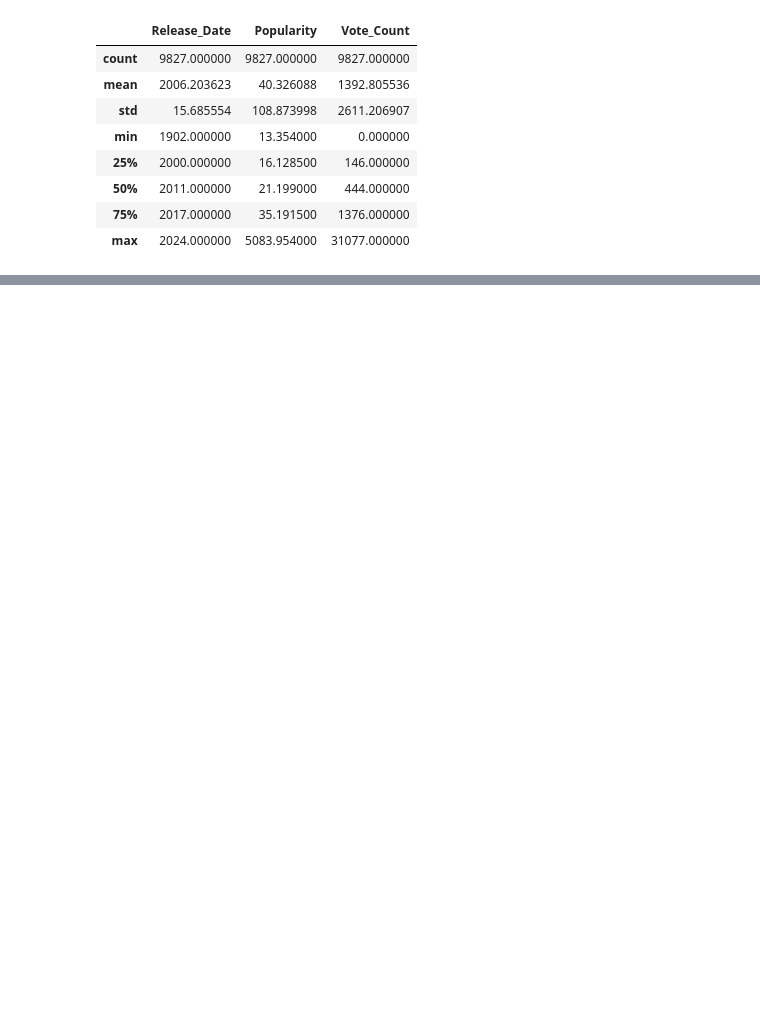
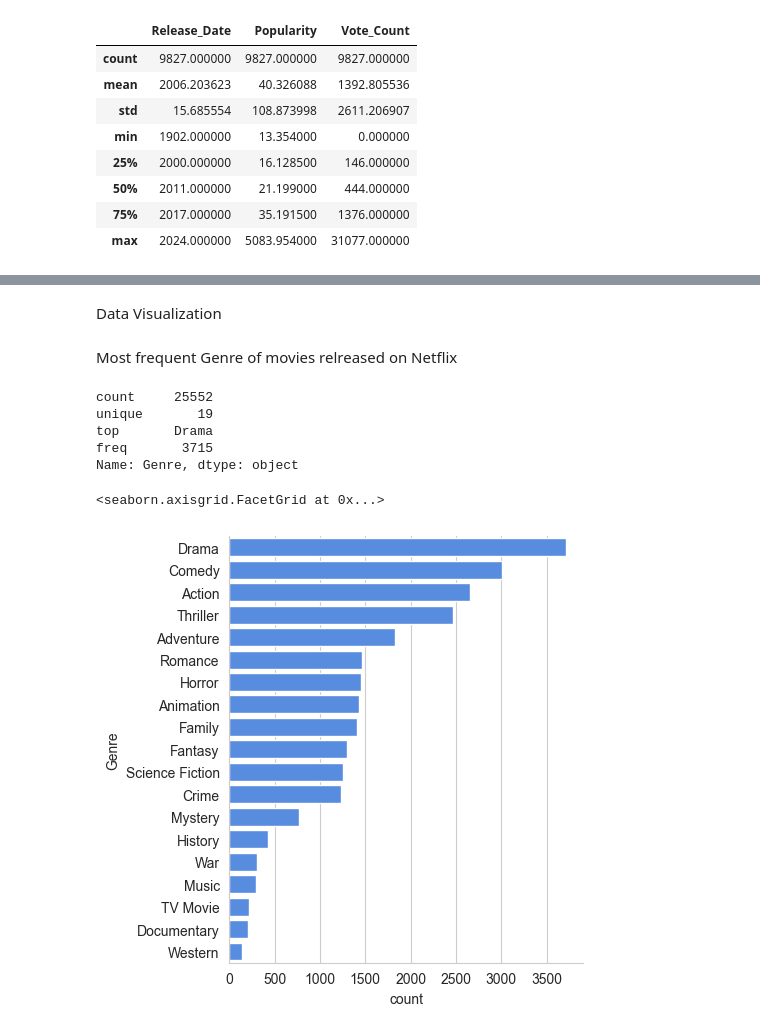
Before and after one commit to Ankona66/Netflix-Movie-Data-Analysis-, a Jupyter notebook: Movie Data analysis.ipynb, the cells around one changed output, grey strips where cells are left out. Drawn from its saved outputs; the diff is of its cells as text; code cells hidden in the pictures; blank space fills up the shorter version.

```diff
--- a/Movie Data analysis.ipynb
+++ b/Movie Data analysis.ipynb
@@ -127,0 +147,4 @@ df.describe()
+# %%
+#To drop the null values
+df.dropna(inplace = True)
+df.isna().sum()
@@ -127,0 +170,7 @@ df.describe()
+# %%
+df['Genre'] = df['Genre'].str.split(', ')
+df = df.explode('Genre').reset_index(drop= True)
+df.head()
+#Casting Genre into category
+df['Genre'] = df['Genre'].astype('category')
+df['Genre'].dtypes
@@ -127,0 +207,23 @@ df.describe()
+# %% [markdown]
+Data Visualization
+# %%
+sns.set_style('whitegrid')
+# %% [markdown]
+Most frequent Genre of movies relreased on Netflix
+# %%
+df['Genre'].describe()
+# %% [output]
+count     25552
+unique       19
+top       Drama
+freq       3715
+Name: Genre, dtype: object
+# %%
+sns.catplot(y='Genre', data=df, kind= 'count',
+            order=df['Genre'].value_counts().index,
+            color = '#4287f5')
+# plt.title('Genre Column Distribution')
+# plt.show()
+# %% [output]
+<seaborn.axisgrid.FacetGrid at 0x...>
+[figure, added]
```
Also changed, not shown: parts of 17 cells of this notebook.
